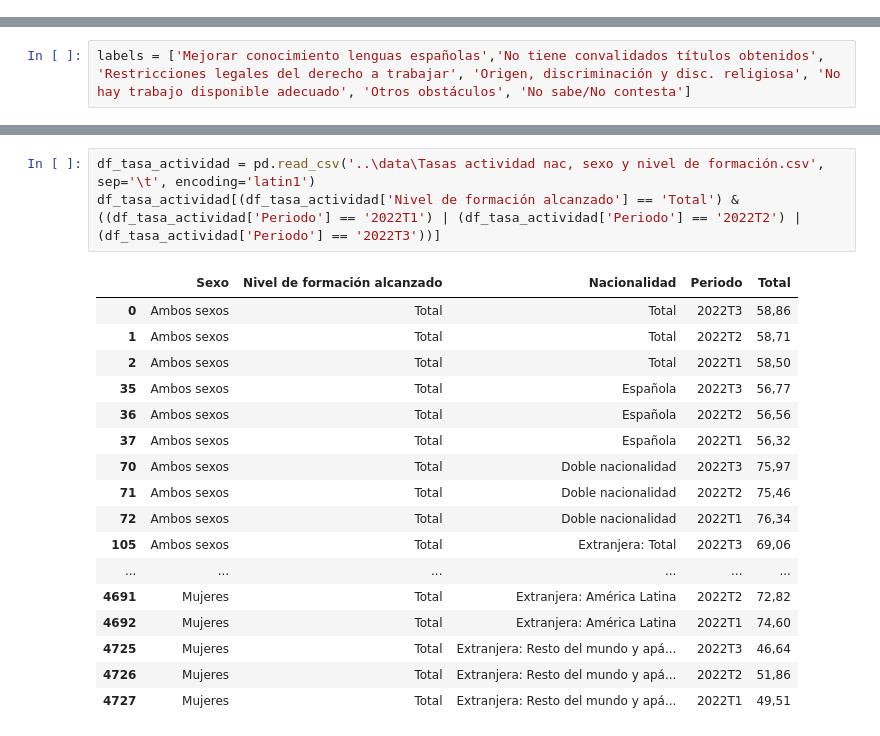
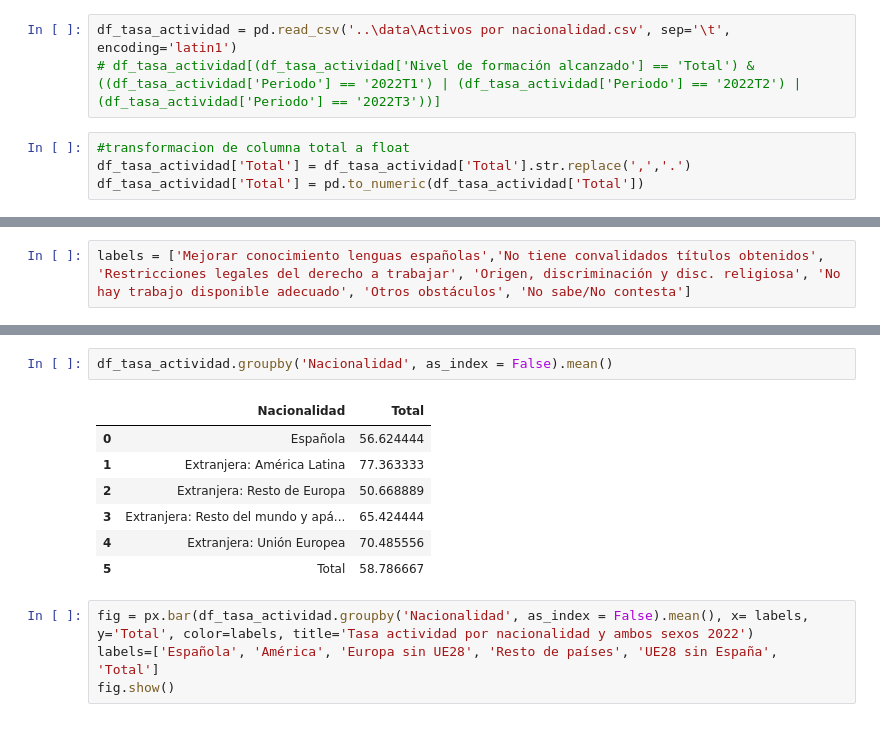
Before and after one commit to JaredR33/EDA, a Jupyter notebook: notebooks/EDA2.ipynb, the cells around one changed output, grey strips where cells are left out. Drawn from its saved outputs; the diff is of its cells as text.

```diff
--- a/notebooks/EDA2.ipynb
+++ b/notebooks/EDA2.ipynb
@@ -34,3 +34,10 @@ ganancias2021[ganancias2021['Decil'] == 'Total decil']
 | 11 | Española | Jornada a tiempo completo | Total decil | 2021 | 2.396,34 |
 | 22 | Española y doble nacionalidad | Jornada a tiempo completo | Total decil | 2021 | 1.945,53 |
 | 33 | Extranjera | Jornada a tiempo completo | Total decil | 2021 | 1.821,24 |
+# %%
+df_tasa_actividad = pd.read_csv('..\data\Activos por nacionalidad.csv', sep='\t', encoding='latin1')
+# df_tasa_actividad[(df_tasa_actividad['Nivel de formación alcanzado'] == 'Total') & ((df_tasa_actividad['Periodo'] == '2022T1') | (df_tasa_actividad['Periodo'] == '2022T2') | (df_tasa_actividad['Periodo'] == '2022T3'))]
+# %%
+#transformacion de columna total a float
+df_tasa_actividad['Total'] = df_tasa_actividad['Total'].str.replace(',','.')
+df_tasa_actividad['Total'] = pd.to_numeric(df_tasa_actividad['Total'])
@@ -421,21 +451,14 @@ Text(0, 0.5, '')
-# %%
-df_tasa_actividad = pd.read_csv('..\data\Tasas actividad nac, sexo y nivel de formación.csv', sep='\t', encoding='latin1')
-df_tasa_actividad[(df_tasa_actividad['Nivel de formación alcanzado'] == 'Total') & ((df_tasa_actividad['Periodo'] == '2022T1') | (df_tasa_actividad['Periodo'] == '2022T2') | (df_tasa_actividad['Periodo'] == '2022T3'))]
-# %% [output]
-|  | Sexo | Nivel de formación alcanzado | Nacionalidad | Periodo | Total |
-| 0 | Ambos sexos | Total | Total | 2022T3 | 58,86 |
-| 1 | Ambos sexos | Total | Total | 2022T2 | 58,71 |
-| 2 | Ambos sexos | Total | Total | 2022T1 | 58,50 |
-| 35 | Ambos sexos | Total | Española | 2022T3 | 56,77 |
-| 36 | Ambos sexos | Total | Española | 2022T2 | 56,56 |
-| 37 | Ambos sexos | Total | Española | 2022T1 | 56,32 |
-| 70 | Ambos sexos | Total | Doble nacionalidad | 2022T3 | 75,97 |
-| 71 | Ambos sexos | Total | Doble nacionalidad | 2022T2 | 75,46 |
-| 72 | Ambos sexos | Total | Doble nacionalidad | 2022T1 | 76,34 |
-| 105 | Ambos sexos | Total | Extranjera: Total | 2022T3 | 69,06 |
-| ... | ... | ... | ... | ... | ... |
-| 4691 | Mujeres | Total | Extranjera: América Latina | 2022T2 | 72,82 |
-| 4692 | Mujeres | Total | Extranjera: América Latina | 2022T1 | 74,60 |
-| 4725 | Mujeres | Total | Extranjera: Resto del mundo y apá... | 2022T3 | 46,64 |
-| 4726 | Mujeres | Total | Extranjera: Resto del mundo y apá... | 2022T2 | 51,86 |
-| 4727 | Mujeres | Total | Extranjera: Resto del mundo y apá... | 2022T1 | 49,51 |
+# %%
+df_tasa_actividad.groupby('Nacionalidad', as_index = False).mean()
+# %% [output]
+|  | Nacionalidad | Total |
+| 0 | Española | 56.624444 |
+| 1 | Extranjera: América Latina | 77.363333 |
+| 2 | Extranjera: Resto de Europa | 50.668889 |
+| 3 | Extranjera: Resto del mundo y apá... | 65.424444 |
+| 4 | Extranjera: Unión Europea | 70.485556 |
+| 5 | Total | 58.786667 |
+# %%
+fig = px.bar(df_tasa_actividad.groupby('Nacionalidad', as_index = False).mean(), x= labels, y='Total', color=labels, title='Tasa actividad por nacionalidad y ambos sexos 2022')
+labels=['Española', 'América', 'Europa sin UE28', 'Resto de países', 'UE28 sin España', 'Total']
+fig.show()
```
Also changed, not shown: parts of 6 cells of this notebook, 6 other files.
